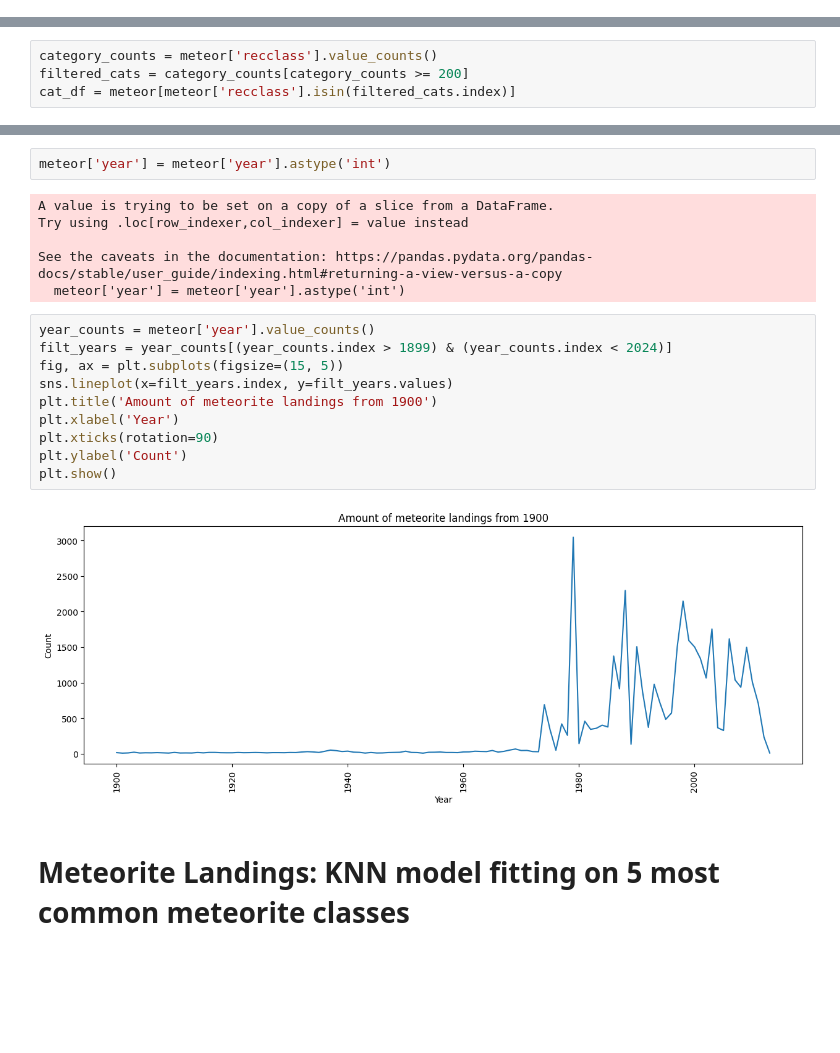
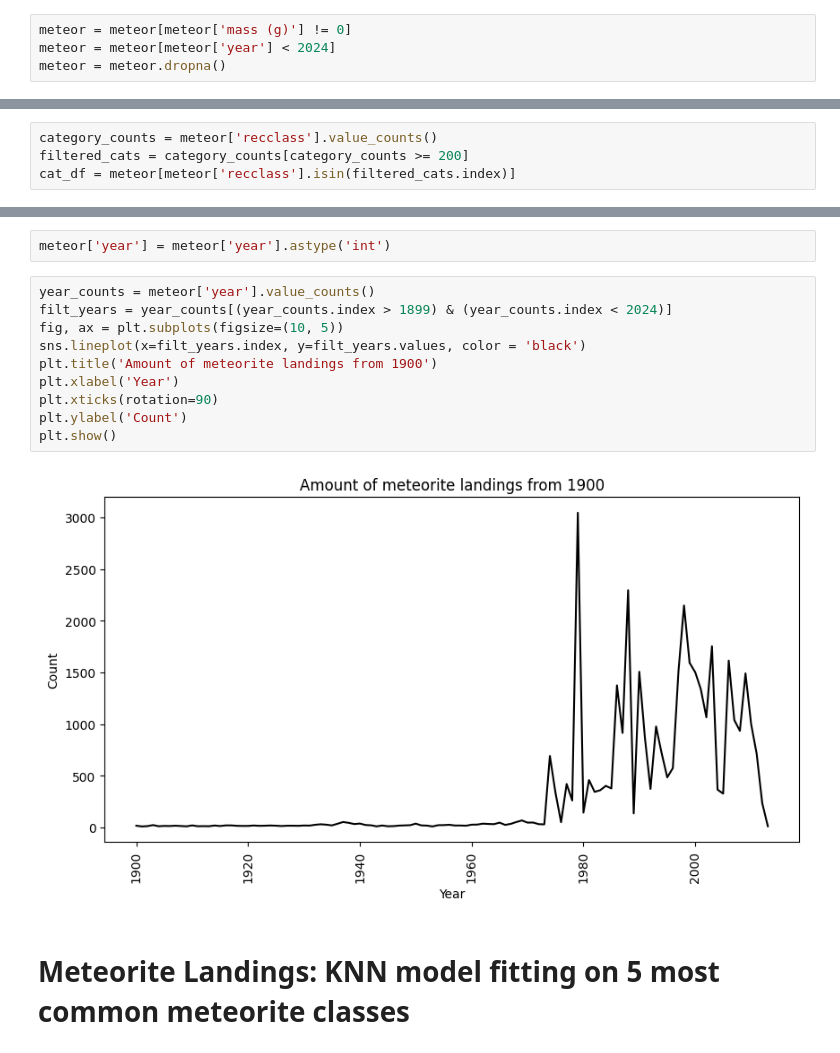
Before and after one commit to indrajos/SGT2, a Jupyter notebook: Nasa_data_COMBINED.ipynb, the cells around one changed output, grey strips where cells are left out. Drawn from its saved outputs; the diff is of its cells as text; blank space fills up the shorter version.

```diff
--- a/Nasa_data_COMBINED.ipynb
+++ b/Nasa_data_COMBINED.ipynb
@@ -710,5 +683,9 @@ m.save('Predicted_events_map.html')
 # %% [markdown]
 # Meteorite Landings: Exploratory Data Analysis
+# %%
+meteor = meteor[meteor['mass (g)'] != 0]
+meteor = meteor[meteor['year'] < 2024]
+meteor = meteor.dropna()
 # %%
 # Counts of meteorite categories
 category_counts = meteor['recclass'].value_counts()
@@ -809,23 +764,17 @@ meteor = meteor.dropna()
 # %%
 meteor['year'] = meteor['year'].astype('int')
-# %% [output]
-A value is trying to be set on a copy of a slice from a DataFrame.
-Try using .loc[row_indexer,col_indexer] = value instead
-
-See the caveats in the documentation: https://pandas.pydata.org/pandas-docs/stable/user_guide/indexing.html#returning-a-view-versus-a-copy
-  meteor['year'] = meteor['year'].astype('int')
 # %%
 year_counts = meteor['year'].value_counts()
 filt_years = year_counts[(year_counts.index > 1899) & (year_counts.index < 2024)]
-fig, ax = plt.subplots(figsize=(15, 5))
-sns.lineplot(x=filt_years.index, y=filt_years.values)
+fig, ax = plt.subplots(figsize=(10, 5))
+sns.lineplot(x=filt_years.index, y=filt_years.values, color = 'black')
 plt.title('Amount of meteorite landings from 1900')
 plt.xlabel('Year')
 plt.xticks(rotation=90)
 plt.ylabel('Count')
 plt.show()
 # %% [output]
-[figure, old version]
+[figure, new version]
 # %% [markdown]
 # Meteorite Landings: KNN model fitting on 5 most common meteorite classes
 # %%
```
Also changed, not shown: parts of 55 cells of this notebook.
